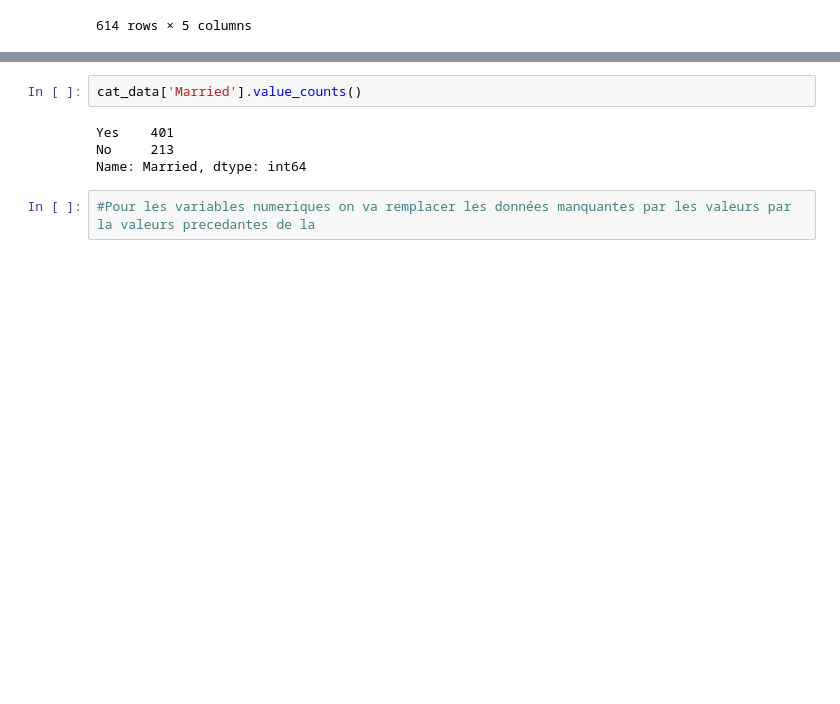
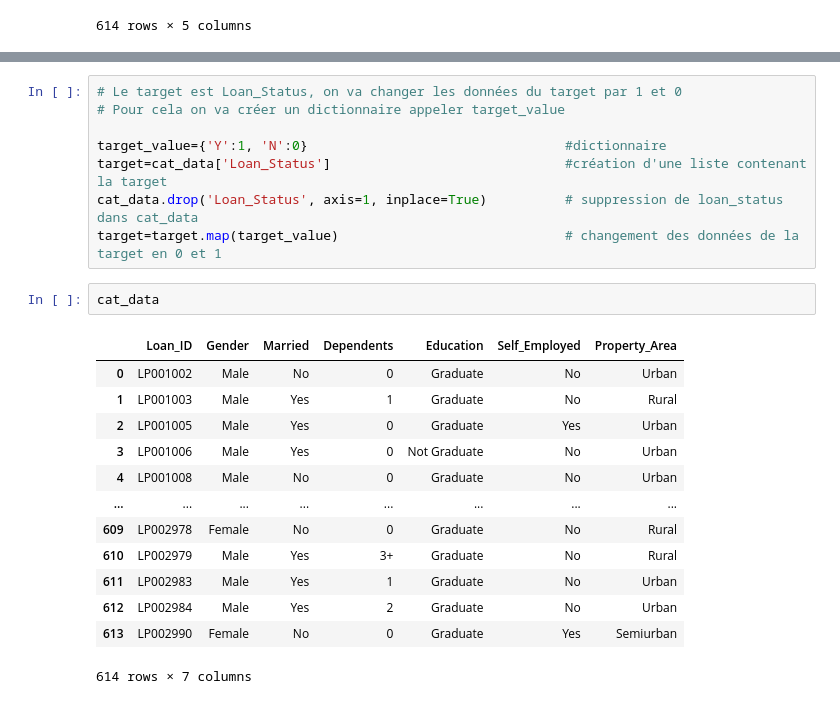
Before and after one commit to BalakissaFANE/Projet_data_scientist, a Jupyter notebook: Credit_model.ipynb, the cells around one changed output, grey strips where cells are left out. Drawn from its saved outputs; the diff is of its cells as text; blank space fills up the shorter version.

Commit message:
Transformation of Categorical Values

```diff
--- a/Credit_model.ipynb
+++ b/Credit_model.ipynb
@@ -315,8 +338,24 @@ Name: Education, dtype: int64
+# %%
+# Le target est Loan_Status, on va changer les données du target par 1 et 0
+# Pour cela on va créer un dictionnaire appeler target_value
+
+target_value={'Y':1, 'N':0}                                 #dictionnaire
+target=cat_data['Loan_Status']                              #création d'une liste contenant la target
+cat_data.drop('Loan_Status', axis=1, inplace=True)          # suppression de loan_status dans cat_data
+target=target.map(target_value)                             # changement des données de la target en 0 et 1
 # %%
-cat_data['Married'].value_counts()
+cat_data
 # %% [output]
+|  | Loan_ID | Gender | Married | Dependents | Education | Self_Employed | Property_Area |
+| 0 | LP001002 | Male | No | 0 | Graduate | No | Urban |
+| 1 | LP001003 | Male | Yes | 1 | Graduate | No | Rural |
+| 2 | LP001005 | Male | Yes | 0 | Graduate | Yes | Urban |
+| 3 | LP001006 | Male | Yes | 0 | Not Graduate | No | Urban |
+| 4 | LP001008 | Male | No | 0 | Graduate | No | Urban |
+| ... | ... | ... | ... | ... | ... | ... | ... |
+| 609 | LP002978 | Female | No | 0 | Graduate | No | Rural |
+| 610 | LP002979 | Male | Yes | 3+ | Graduate | No | Rural |
+| 611 | LP002983 | Male | Yes | 1 | Graduate | No | Urban |
+| 612 | LP002984 | Male | Yes | 2 | Graduate | No | Urban |
+| 613 | LP002990 | Female | No | 0 | Graduate | Yes | Semiurban |
-Yes    401
-No     213
-Name: Married, dtype: int64
+614 rows × 7 columns
-# %%
-#Pour les variables numeriques on va remplacer les données manquantes par les valeurs par la valeurs precedantes de la
```
Also changed, not shown: parts of 9 cells of this notebook, 1 other file.
